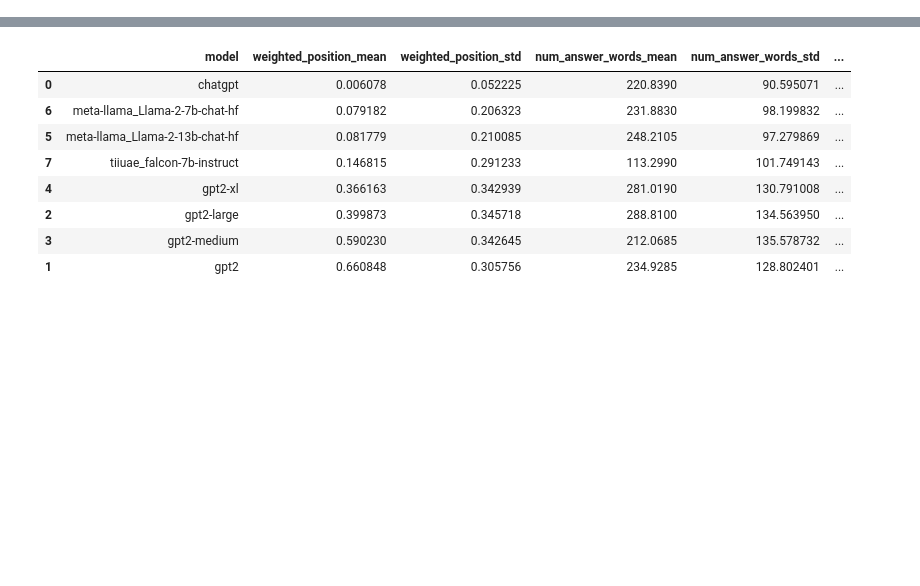
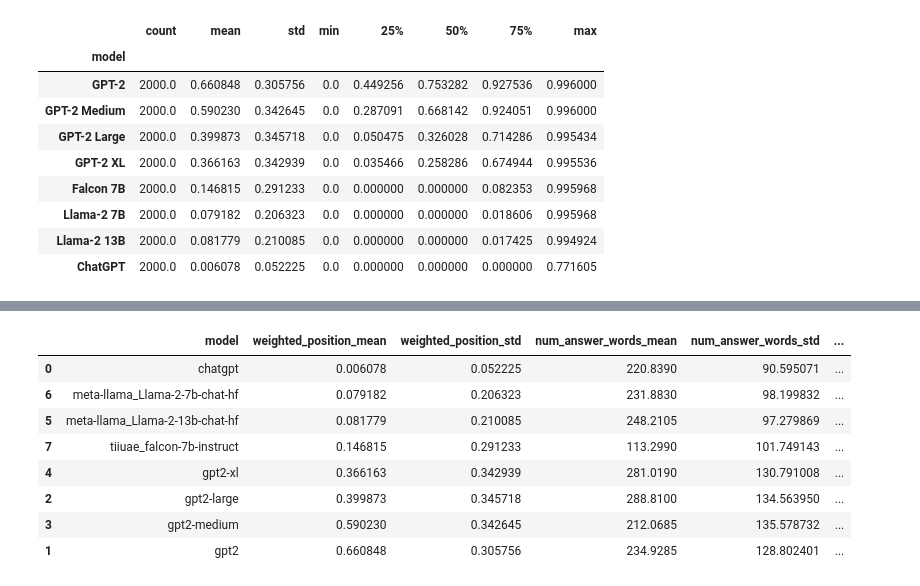
Before and after one commit to JoProbst/ThesisCode, a Jupyter notebook: visualizations/visualize_llm_positions.ipynb, the cells around one changed output, grey strips where cells are left out. Saved outputs shown, nothing was run; the diff lists cells and outputs as text; code cells hidden in the pictures; blank space fills up the shorter version.

```diff
--- a/visualizations/visualize_llm_positions.ipynb
+++ b/visualizations/visualize_llm_positions.ipynb
@@ -40,0 +52,39 @@ all_model_df
+# %%
+# rename models to more readable names
+names_dict = {
+    "gpt2": "GPT-2",
+    "gpt2-medium": "GPT-2 Medium",
+    "gpt2-large": "GPT-2 Large",
+    "gpt2-xl": "GPT-2 XL",
+    "tiiuae_falcon-7b-instruct": "Falcon 7B",#
+    "meta-llama_Llama-2-7b-chat-hf": "Llama-2 7B",
+    "meta-llama_Llama-2-13b-chat-hf": "Llama-2 13B",
+    "chatgpt": "ChatGPT"
+}
+# define colors for models, different shades of same color for different sizes
+# gpt2 blue, falcon orange, llama green, chatgpt red
+# large models are darker
+color_dict = {
+    "GPT-2": sns.color_palette("Blues")[0],
+    "GPT-2 Medium": sns.color_palette("Blues")[1],
+    "GPT-2 Large": sns.color_palette("Blues")[2],
+    "GPT-2 XL": sns.color_palette("Blues")[3],
+    "Falcon 7B": sns.color_palette("Oranges")[4],
+    "Llama-2 7B": sns.color_palette("Greens")[1],
+    "Llama-2 13B": sns.color_palette("Greens")[4],
+    "ChatGPT": sns.color_palette("Reds")[4]
+}
+
+all_model_df['model'] = all_model_df['model'].replace(names_dict)
+# order models
+order = [
+    "GPT-2",
+    "GPT-2 Medium",
+    "GPT-2 Large",
+    "GPT-2 XL",
+    "Falcon 7B",
+    "Llama-2 7B",
+    "Llama-2 13B",
+    "ChatGPT",
+]
+all_model_df['model'] = pd.Categorical(all_model_df['model'], order)
@@ -40,0 +108,14 @@ all_model_df
+# %%
+# table with the statistics from the previous boxplot
+all_model_df.groupby('model')['weighted_position'].describe()
+# %% [output]
+|  | count | mean | std | min | 25% | 50% | 75% | max |
+| model |  |  |  |  |  |  |  |  |
+| GPT-2 | 2000.0 | 0.660848 | 0.305756 | 0.0 | 0.449256 | 0.753282 | 0.927536 | 0.996000 |
+| GPT-2 Medium | 2000.0 | 0.590230 | 0.342645 | 0.0 | 0.287091 | 0.668142 | 0.924051 | 0.996000 |
+| GPT-2 Large | 2000.0 | 0.399873 | 0.345718 | 0.0 | 0.050475 | 0.326028 | 0.714286 | 0.995434 |
+| GPT-2 XL | 2000.0 | 0.366163 | 0.342939 | 0.0 | 0.035466 | 0.258286 | 0.674944 | 0.995536 |
+| Falcon 7B | 2000.0 | 0.146815 | 0.291233 | 0.0 | 0.000000 | 0.000000 | 0.082353 | 0.995968 |
+| Llama-2 7B | 2000.0 | 0.079182 | 0.206323 | 0.0 | 0.000000 | 0.000000 | 0.018606 | 0.995968 |
+| Llama-2 13B | 2000.0 | 0.081779 | 0.210085 | 0.0 | 0.000000 | 0.000000 | 0.017425 | 0.994924 |
+| ChatGPT | 2000.0 | 0.006078 | 0.052225 | 0.0 | 0.000000 | 0.000000 | 0.000000 | 0.771605 |
```
Also changed, not shown: parts of 18 cells of this notebook, 6 other files.
